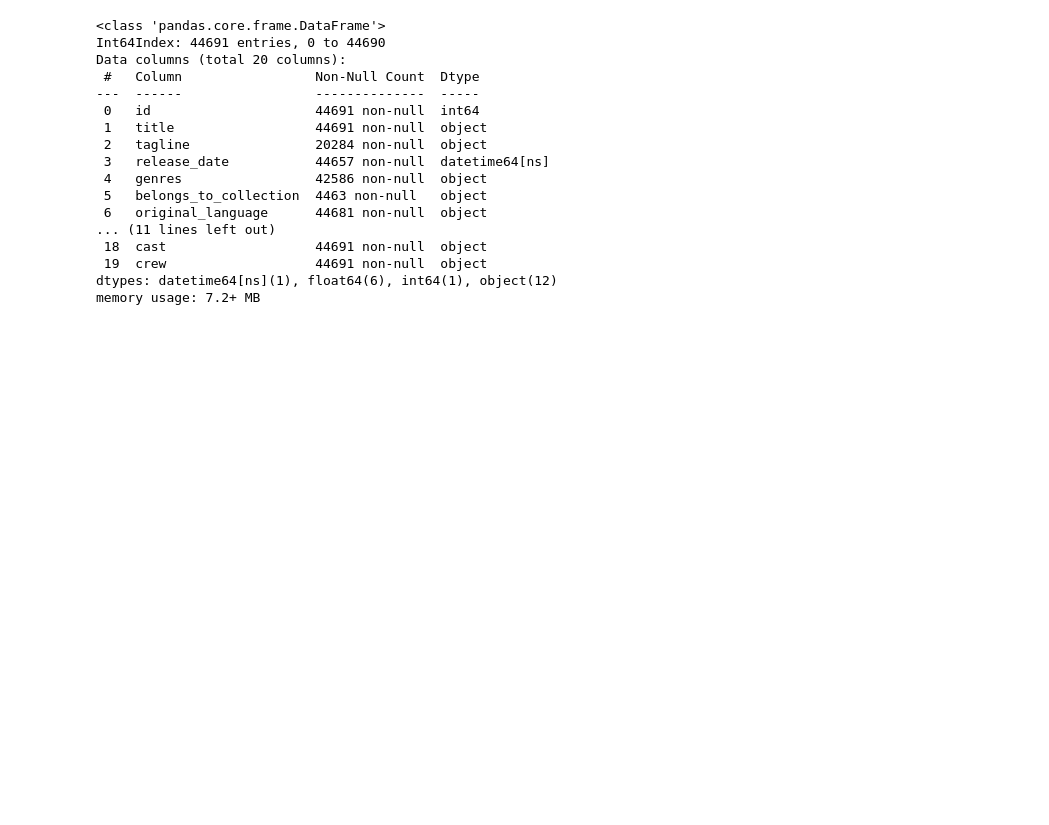
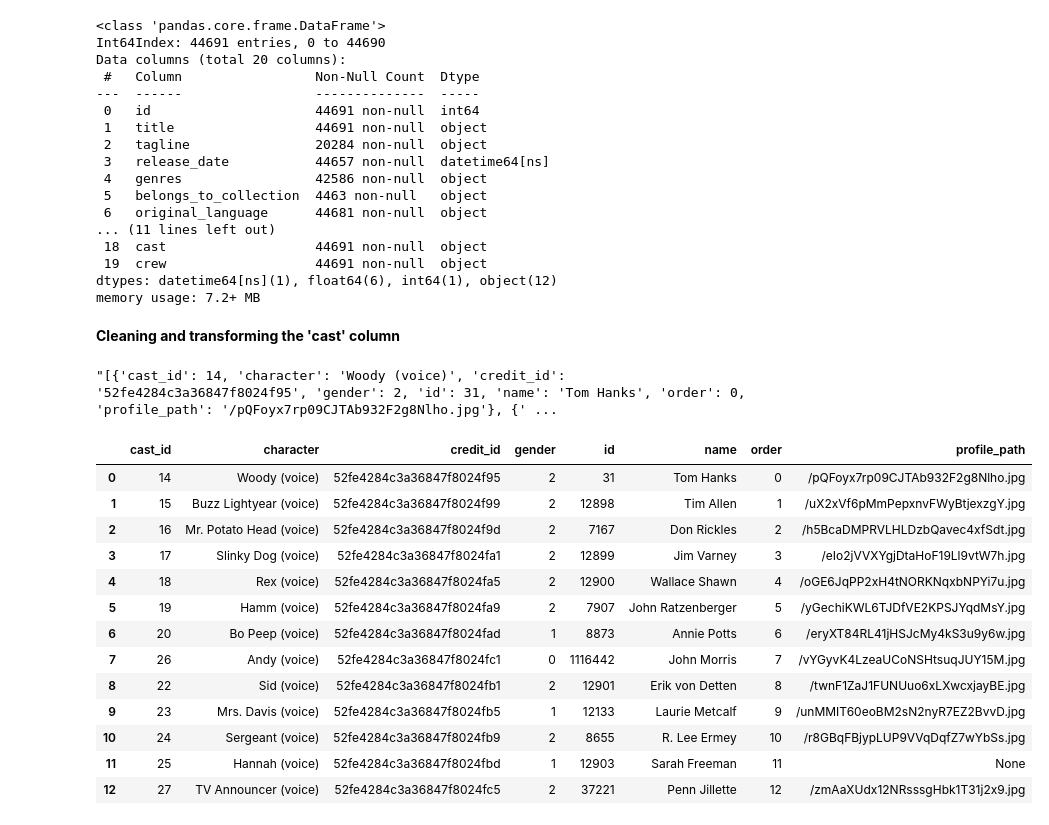
Before and after one commit to RochaErik/X-MoviesDatasetPt4-Merging_datasets, a Jupyter notebook: Merging_movies.ipynb, the cells around one changed output. Cells and saved outputs as stored; diff of their text form; code cells hidden in the pictures; blank space fills up the shorter version.

Commit message:
Cleaning and transforming the 'cast' column

```diff
--- a/Merging_movies.ipynb
+++ b/Merging_movies.ipynb
@@ -188,3 +188,5 @@ Data columns (total 20 columns):
  19  crew                   44691 non-null  object
 dtypes: datetime64[ns](1), float64(6), int64(1), object(12)
 memory usage: 7.2+ MB
+# %% [markdown]
+**Cleaning and transforming the 'cast' column**
@@ -190,0 +196,23 @@ memory usage: 7.2+ MB
+# %%
+df.cast[0]
+# %% [output]
+"[{'cast_id': 14, 'character': 'Woody (voice)', 'credit_id': '52fe4284c3a36847f8024f95', 'gender': 2, 'id': 31, 'name': 'Tom Hanks', 'order': 0, 'profile_path': '/pQFoyx7rp09CJTAb932F2g8Nlho.jpg'}, {' ...
+# %%
+df.cast = df.cast.apply(lambda x: ast.literal_eval(x) if isinstance(x, str) else np.nan)
+# %%
+pd.DataFrame(df.cast[0])
+# %% [output]
+|  | cast_id | character | credit_id | gender | id | name | order | profile_path |
+| 0 | 14 | Woody (voice) | 52fe4284c3a36847f8024f95 | 2 | 31 | Tom Hanks | 0 | /pQFoyx7rp09CJTAb932F2g8Nlho.jpg |
+| 1 | 15 | Buzz Lightyear (voice) | 52fe4284c3a36847f8024f99 | 2 | 12898 | Tim Allen | 1 | /uX2xVf6pMmPepxnvFWyBtjexzgY.jpg |
+| 2 | 16 | Mr. Potato Head (voice) | 52fe4284c3a36847f8024f9d | 2 | 7167 | Don Rickles | 2 | /h5BcaDMPRVLHLDzbQavec4xfSdt.jpg |
+| 3 | 17 | Slinky Dog (voice) | 52fe4284c3a36847f8024fa1 | 2 | 12899 | Jim Varney | 3 | /eIo2jVVXYgjDtaHoF19Ll9vtW7h.jpg |
+| 4 | 18 | Rex (voice) | 52fe4284c3a36847f8024fa5 | 2 | 12900 | Wallace Shawn | 4 | /oGE6JqPP2xH4tNORKNqxbNPYi7u.jpg |
+| 5 | 19 | Hamm (voice) | 52fe4284c3a36847f8024fa9 | 2 | 7907 | John Ratzenberger | 5 | /yGechiKWL6TJDfVE2KPSJYqdMsY.jpg |
+| 6 | 20 | Bo Peep (voice) | 52fe4284c3a36847f8024fad | 1 | 8873 | Annie Potts | 6 | /eryXT84RL41jHSJcMy4kS3u9y6w.jpg |
+| 7 | 26 | Andy (voice) | 52fe4284c3a36847f8024fc1 | 0 | 1116442 | John Morris | 7 | /vYGyvK4LzeaUCoNSHtsuqJUY15M.jpg |
+| 8 | 22 | Sid (voice) | 52fe4284c3a36847f8024fb1 | 2 | 12901 | Erik von Detten | 8 | /twnF1ZaJ1FUNUuo6xLXwcxjayBE.jpg |
+| 9 | 23 | Mrs. Davis (voice) | 52fe4284c3a36847f8024fb5 | 1 | 12133 | Laurie Metcalf | 9 | /unMMIT60eoBM2sN2nyR7EZ2BvvD.jpg |
+| 10 | 24 | Sergeant (voice) | 52fe4284c3a36847f8024fb9 | 2 | 8655 | R. Lee Ermey | 10 | /r8GBqFBjypLUP9VVqDqfZ7wYbSs.jpg |
+| 11 | 25 | Hannah (voice) | 52fe4284c3a36847f8024fbd | 1 | 12903 | Sarah Freeman | 11 | None |
+| 12 | 27 | TV Announcer (voice) | 52fe4284c3a36847f8024fc5 | 2 | 37221 | Penn Jillette | 12 | /zmAaXUdx12NRsssgHbk1T31j2x9.jpg |
```
Also changed, not shown: parts of 9 cells of this notebook.
